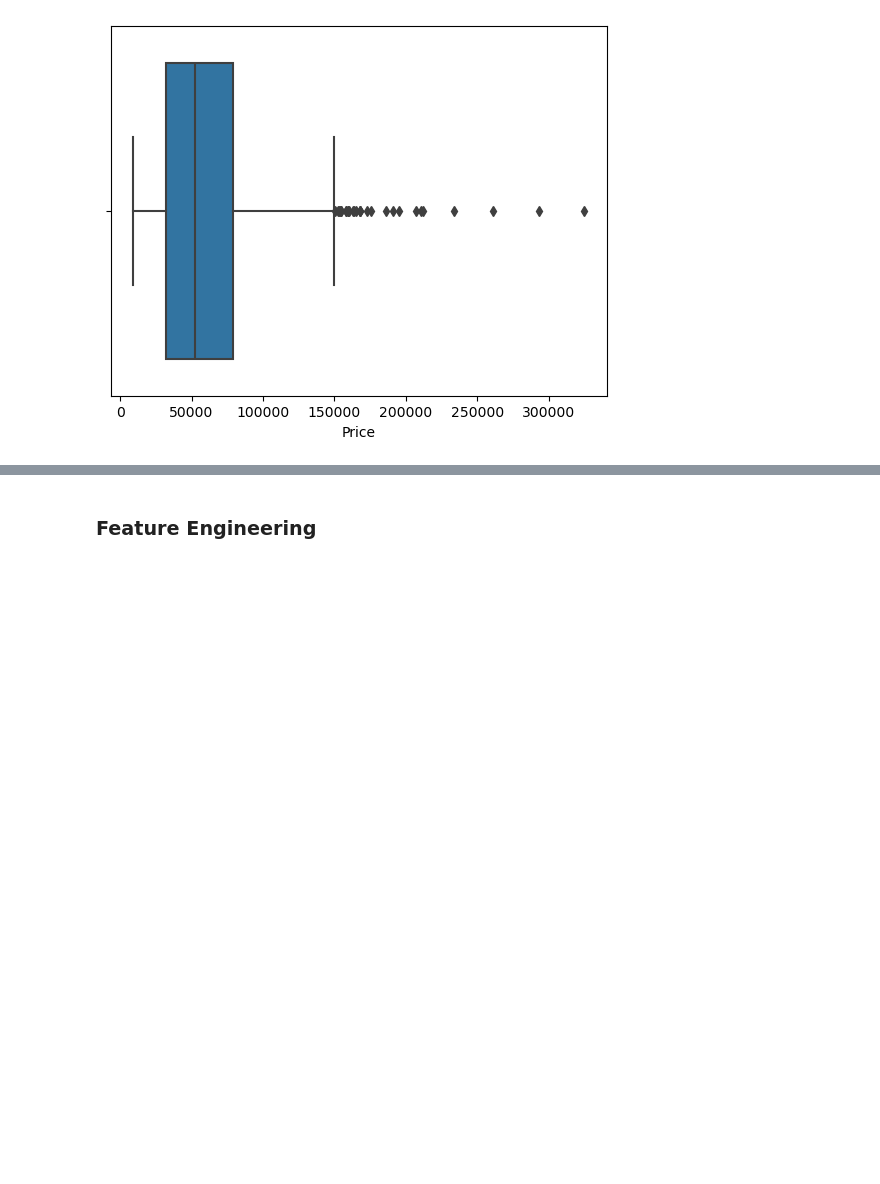
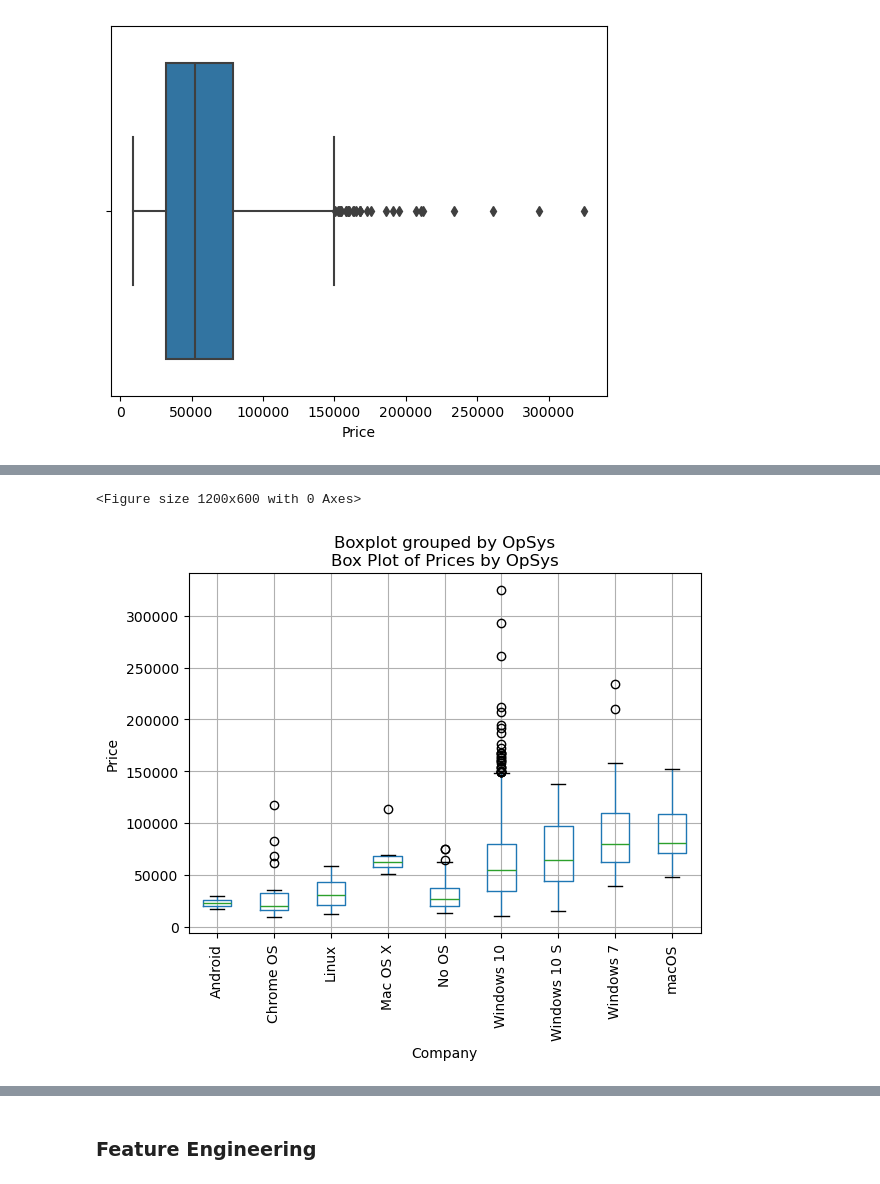
Before and after one commit to ramazannbilen/AI-machine-learning, a Jupyter notebook: Assignments/Laptop Price Prediction/Laptop_price_prediction.ipynb, the cells around one changed output, grey strips where cells are left out. Drawn from its saved outputs; the diff is of its cells as text; code cells hidden in the pictures; blank space fills up the shorter version.

```diff
--- a/Assignments/Laptop Price Prediction/Laptop_price_prediction.ipynb
+++ b/Assignments/Laptop Price Prediction/Laptop_price_prediction.ipynb
@@ -117,0 +147,11 @@ sns.boxplot(x = df["Price"]);
+# %%
+plt.figure(figsize=(12, 6))
+df.boxplot(column='Price', by='OpSys')
+plt.title('Box Plot of Prices by OpSys')
+plt.xlabel('Company')
+plt.ylabel('Price')
+plt.xticks(rotation=90)
+plt.show()
+# %% [output]
+<Figure size 1200x600 with 0 Axes>
+[figure, added]
```
Also changed, not shown: parts of 17 cells of this notebook.
